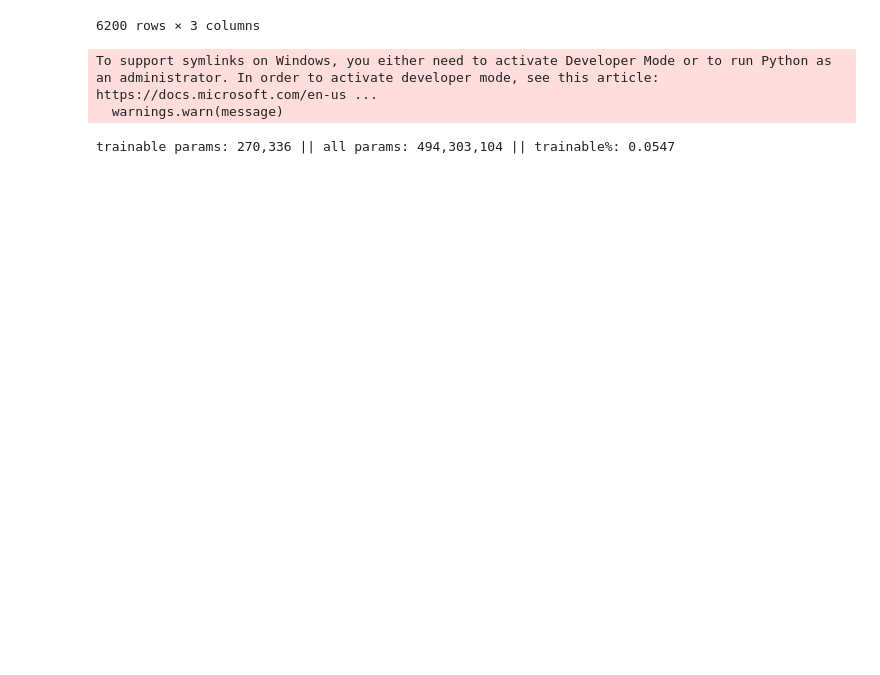
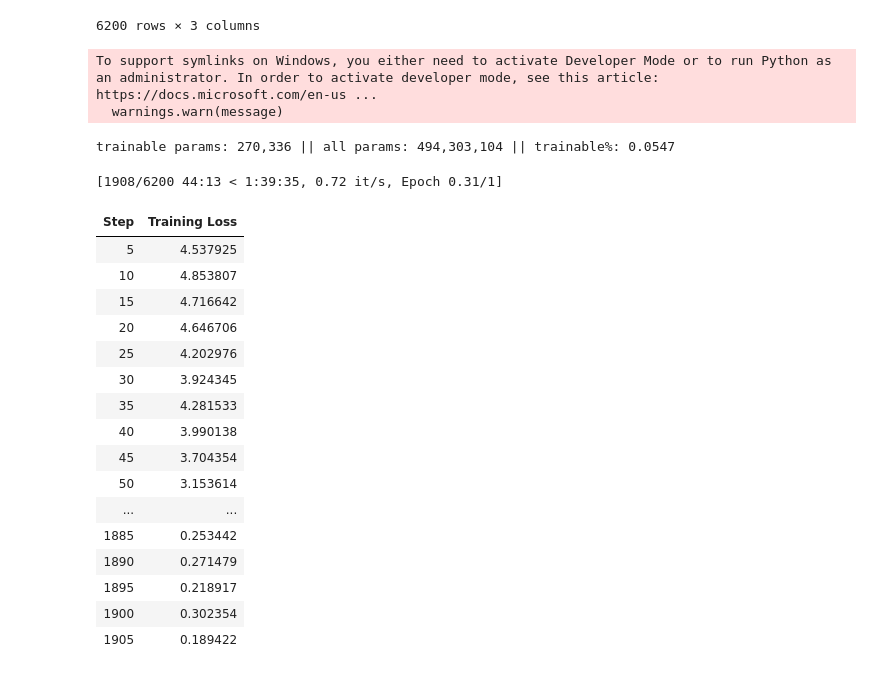
Before and after one commit to debashish-5/Lofty, a Jupyter notebook: Fine-Tuned.ipynb, the cells around one changed output. Drawn from its saved outputs; the diff is of its cells as text; code cells hidden in the pictures; blank space fills up the shorter version.

Commit message:
Let's Adding our fine-tuned model with changes

```diff
--- a/Fine-Tuned.ipynb
+++ b/Fine-Tuned.ipynb
@@ -152,3 +152,45 @@ data_collator = DataCollatorForLanguageModeling(
 )
 # %%
 #training arguments
+training_args = TrainingArguments(
+    output_dir="./qwen_lofty",
+    per_device_train_batch_size=1,
+    gradient_accumulation_steps=1,
+    num_train_epochs=1,
+    learning_rate=2e-4,
+    logging_steps=5,
+    save_strategy="epoch",
+    fp16=False,
+    dataloader_pin_memory=False,
+    use_cpu=True,
+    report_to="none"
+)
+# %%
+#trainer
+trainer = Trainer(
+    model = model,
+    args=training_args,
+    train_dataset=tokenized_dataset,
+    data_collator=data_collator
+)
+# %%
+trainer.train()
+# %% [output]
+[1908/6200 44:13 < 1:39:35, 0.72 it/s, Epoch 0.31/1]
+| Step | Training Loss |
+| 5 | 4.537925 |
+| 10 | 4.853807 |
+| 15 | 4.716642 |
+| 20 | 4.646706 |
+| 25 | 4.202976 |
+| 30 | 3.924345 |
+| 35 | 4.281533 |
+| 40 | 3.990138 |
+| 45 | 3.704354 |
+| 50 | 3.153614 |
+| ... | ... |
+| 1885 | 0.253442 |
+| 1890 | 0.271479 |
+| 1895 | 0.218917 |
+| 1900 | 0.302354 |
+| 1905 | 0.189422 |
```
Also changed, not shown: 3 other files.
